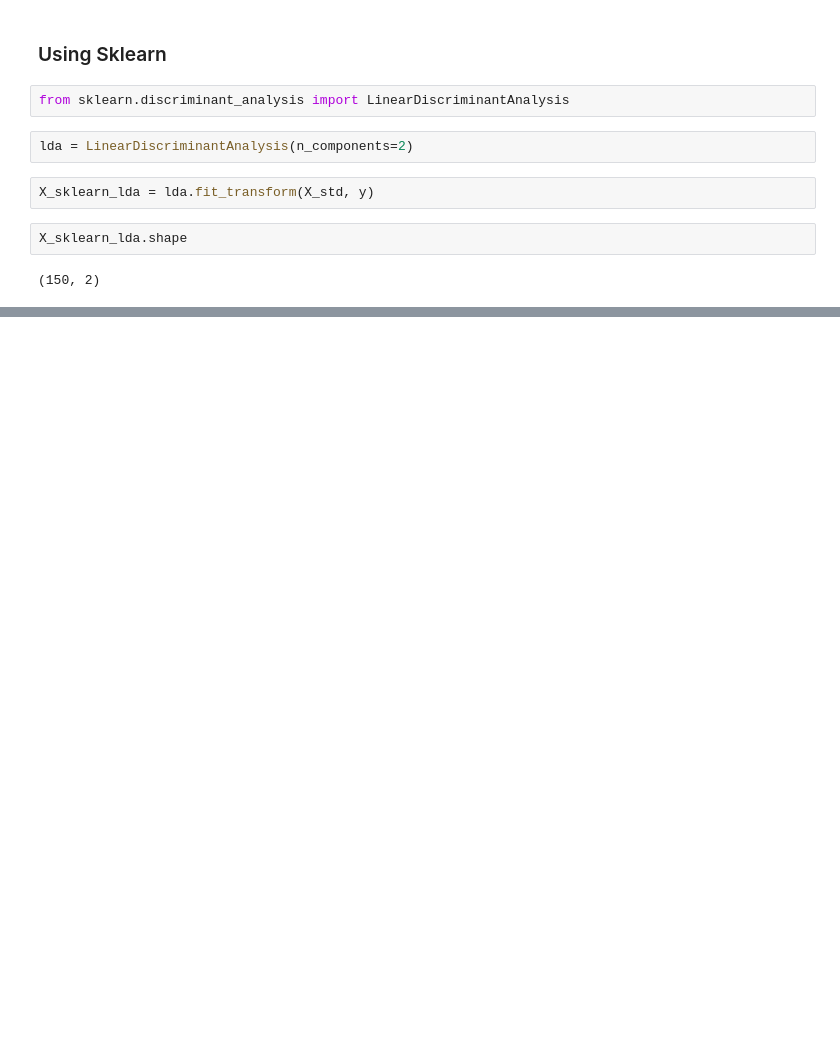
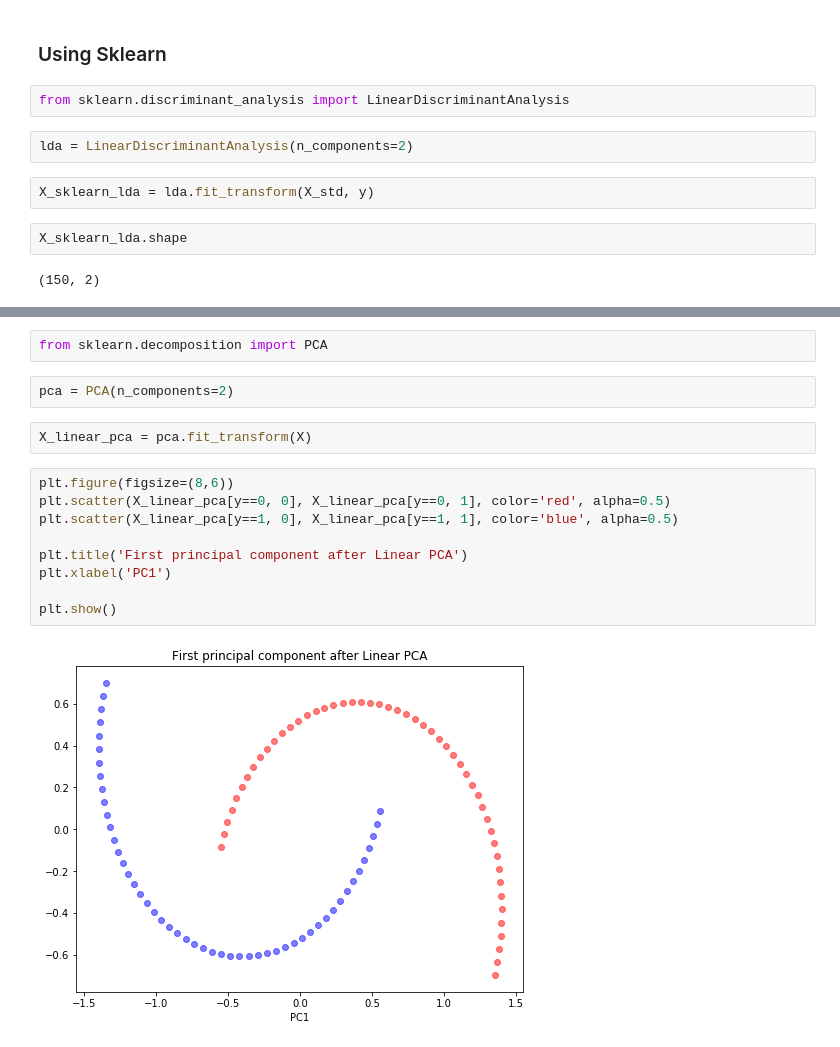
Before and after one commit to adimyth/datascience_stuff, a Jupyter notebook: machine-learning/DimensionalityReduction.ipynb, the cells around one changed output, grey strips where cells are left out. Drawn from its saved outputs; the diff is of its cells as text; blank space fills up the shorter version.

```diff
--- a/machine-learning/DimensionalityReduction.ipynb
+++ b/machine-learning/DimensionalityReduction.ipynb
@@ -272,0 +285,17 @@ X_sklearn_lda.__dir__()
+# %%
+from sklearn.decomposition import PCA
+# %%
+pca = PCA(n_components=2)
+# %%
+X_linear_pca = pca.fit_transform(X)
+# %%
+plt.figure(figsize=(8,6))
+plt.scatter(X_linear_pca[y==0, 0], X_linear_pca[y==0, 1], color='red', alpha=0.5)
+plt.scatter(X_linear_pca[y==1, 0], X_linear_pca[y==1, 1], color='blue', alpha=0.5)
+
+plt.title('First principal component after Linear PCA')
+plt.xlabel('PC1')
+
+plt.show()
+# %% [output]
+[figure, added]
```
Also changed, not shown: parts of 22 cells of this notebook.
